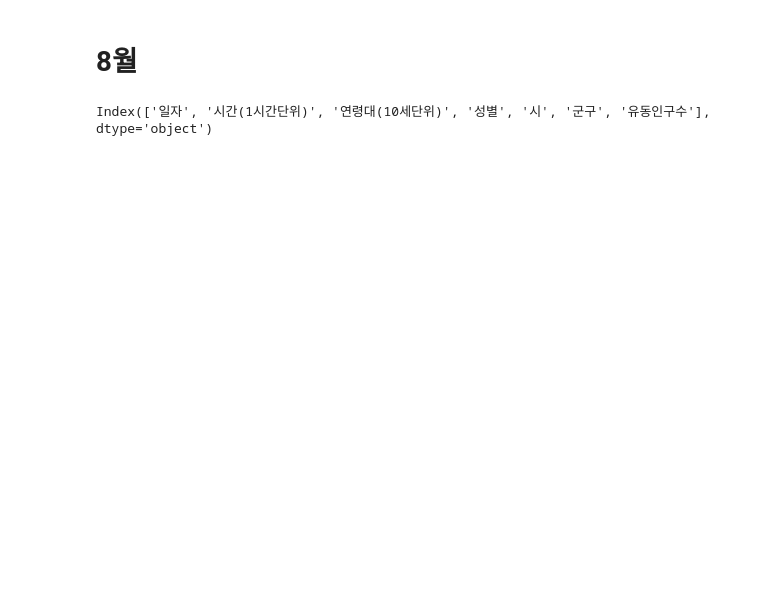
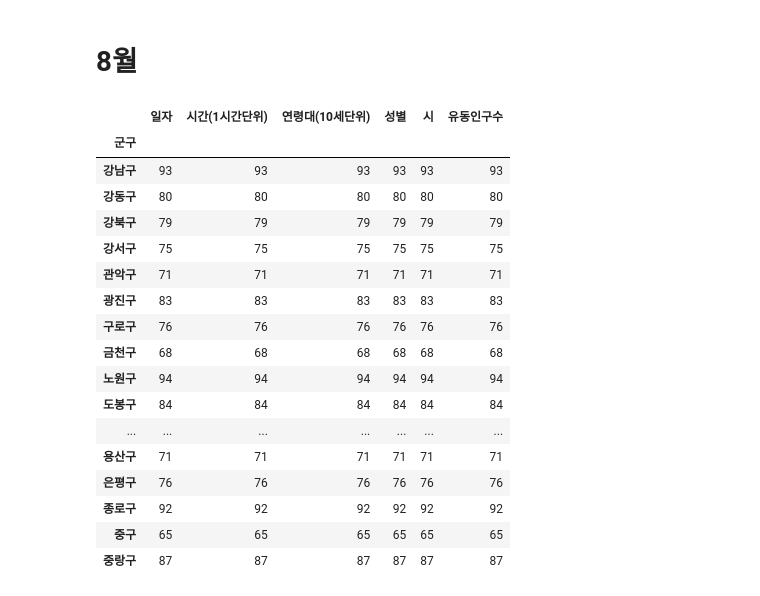
Before and after one commit to wiv33/A-Learning-python, a Jupyter notebook: machine-learning/_000_hello_machine/_000_basic/_008_pandas/_002_moving_population.ipynb, the cells around one changed output. Cells and saved outputs as stored; diff of their text form; code cells hidden in the pictures; blank space fills up the shorter version.

```diff
--- a/machine-learning/_000_hello_machine/_000_basic/_008_pandas/_002_moving_population.ipynb
+++ b/machine-learning/_000_hello_machine/_000_basic/_008_pandas/_002_moving_population.ipynb
@@ -87,8 +142,25 @@ memory usage: 54.8+ KB
-# %%
-df = pd.DataFrame(j['entry'])
-df.head()
-# %% [output]
-Index(['일자', '시간(1시간단위)', '연령대(10세단위)', '성별', '시', '군구', '유동인구수'], dtype='object')
+# %%
+grouped = df.groupby('군구')
+grouped.count()
+# %% [output]
+|  | 일자 | 시간(1시간단위) | 연령대(10세단위) | 성별 | 시 | 유동인구수 |
+| 군구 |  |  |  |  |  |  |
+| 강남구 | 93 | 93 | 93 | 93 | 93 | 93 |
+| 강동구 | 80 | 80 | 80 | 80 | 80 | 80 |
+| 강북구 | 79 | 79 | 79 | 79 | 79 | 79 |
+| 강서구 | 75 | 75 | 75 | 75 | 75 | 75 |
+| 관악구 | 71 | 71 | 71 | 71 | 71 | 71 |
+| 광진구 | 83 | 83 | 83 | 83 | 83 | 83 |
+| 구로구 | 76 | 76 | 76 | 76 | 76 | 76 |
+| 금천구 | 68 | 68 | 68 | 68 | 68 | 68 |
+| 노원구 | 94 | 94 | 94 | 94 | 94 | 94 |
+| 도봉구 | 84 | 84 | 84 | 84 | 84 | 84 |
+| ... | ... | ... | ... | ... | ... | ... |
+| 용산구 | 71 | 71 | 71 | 71 | 71 | 71 |
+| 은평구 | 76 | 76 | 76 | 76 | 76 | 76 |
+| 종로구 | 92 | 92 | 92 | 92 | 92 | 92 |
+| 중구 | 65 | 65 | 65 | 65 | 65 | 65 |
+| 중랑구 | 87 | 87 | 87 | 87 | 87 | 87 |
 # %%
 fig, ax = plt.subplots(1, 1, figsize=(12, 7))
 
```
Also changed, not shown: parts of 9 cells of this notebook.
